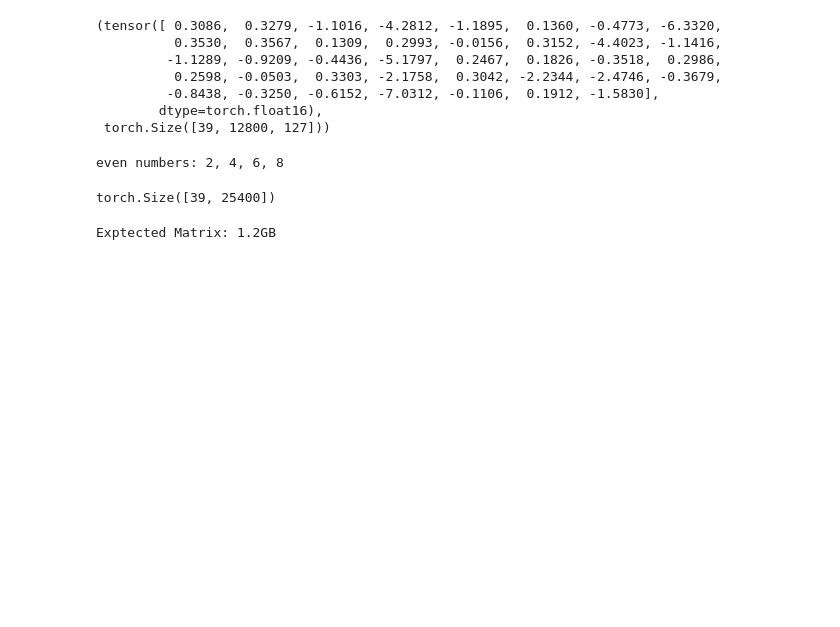
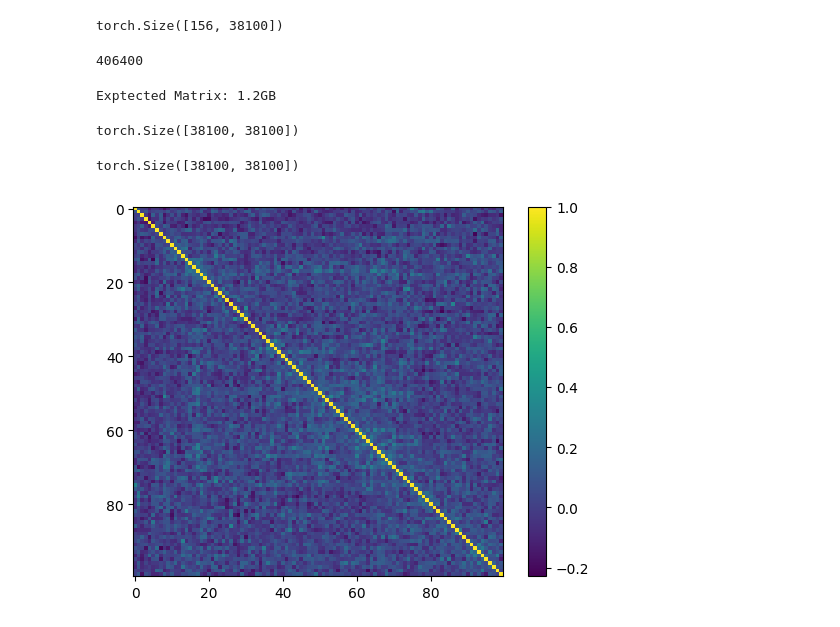
Before and after one commit to loganriggs/renormalization_interp, a Jupyter notebook: datapoint_sim.ipynb, the cells around one changed output. Cells and saved outputs as stored; diff of their text form; code cells hidden in the pictures; blank space fills up the shorter version.

```diff
--- a/datapoint_sim.ipynb
+++ b/datapoint_sim.ipynb
@@ -97,24 +96,13 @@ In this course unit, we will delve into the
-# %%
-# Example D_points
-all_ce_diffs[:, 0, 50], all_ce_diffs.shape
-# %% [output]
-(tensor([ 0.3086,  0.3279, -1.1016, -4.2812, -1.1895,  0.1360, -0.4773, -6.3320,
-          0.3530,  0.3567,  0.1309,  0.2993, -0.0156,  0.3152, -4.4023, -1.1416,
-         -1.1289, -0.9209, -0.4436, -5.1797,  0.2467,  0.1826, -0.3518,  0.2986,
-          0.2598, -0.0503,  0.3303, -2.1758,  0.3042, -2.2344, -2.4746, -0.3679,
-         -0.8438, -0.3250, -0.6152, -7.0312, -0.1106,  0.1912, -1.5830],
-        dtype=torch.float16),
- torch.Size([39, 12800, 127]))
-# %%
-print("even numbers: 2, 4, 6, 8")
-# %% [output]
-even numbers: 2, 4, 6, 8
 # %%
-N = 200 # 1k*127
+N = 300 # 1k*127
 # Alt TODO: Just a random set of seq_pos & batches
-reduced_ce_diff = all_ce_diffs[:, :N].flatten(start_dim=1)
-reduced_ce_diff.shape
+reduced_logprobs = noisy_ces[:, :N].flatten(start_dim=1)
+reduced_logprobs.shape
 # %% [output]
-torch.Size([39, 25400])
+torch.Size([156, 38100])
+# %%
+noisy_ces[0].numel()
+# %% [output]
+406400
 # %%
 # We now want a d_point, d_point matrix (~ 37GB)
@@ -122,3 +110,31 @@ mem_GB = 2*(reduced_ce_diff.shape[-1]**2)/(1024**3)
 print(f"Exptected Matrix: {mem_GB:.1f}GB")
 # %% [output]
 Exptected Matrix: 1.2GB
+# %%
+def calculate_covariance_matrix(data):
+    centered_data = data - data.mean(dim=0)
+
+    # Calculate covariance matrix
+    # The formula is (1/N) * X.T @ X where X is the centered data
+    N = data.shape[0]  # Number of checkpoints
+    cov_matrix = (centered_data.T @ centered_data) / N
+
+    return cov_matrix
+# Now we want to take the covariance across the full reduced_logprobs
+# First we need to remove the mean across each checkpoint
+cov_matrix = calculate_covariance_matrix(reduced_logprobs)
+cov_matrix.shape
+# %% [output]
+torch.Size([38100, 38100])
+# %%
+corr_matrix = torch.corrcoef(reduced_logprobs.T)
+corr_matrix.shape
+# %% [output]
+torch.Size([38100, 38100])
+# %%
+# plot the first 100x100 of the cov_matrix
+plt.imshow(corr_matrix[:100, :100].cpu().numpy())
+plt.colorbar()
+plt.show()
+# %% [output]
+[figure, added]
```
Also changed, not shown: parts of 41 cells of this notebook.
